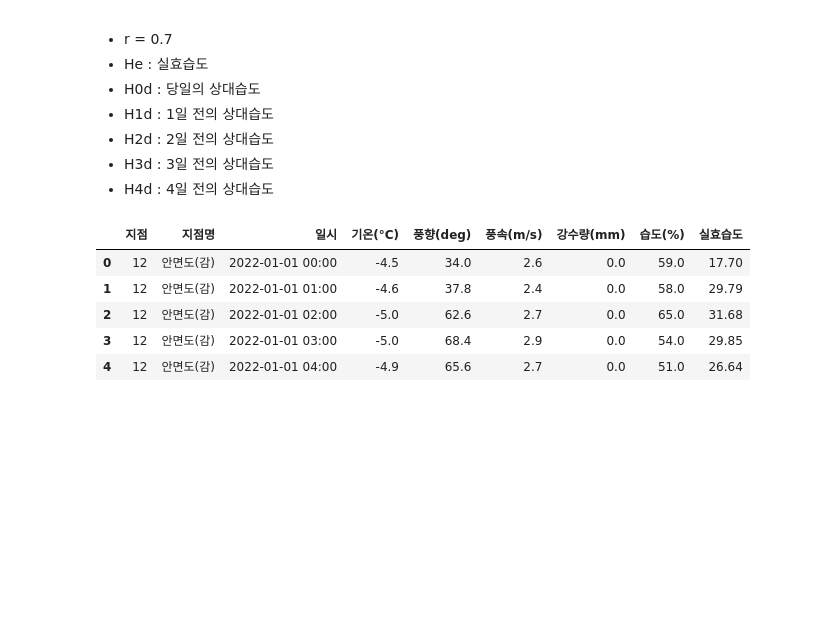
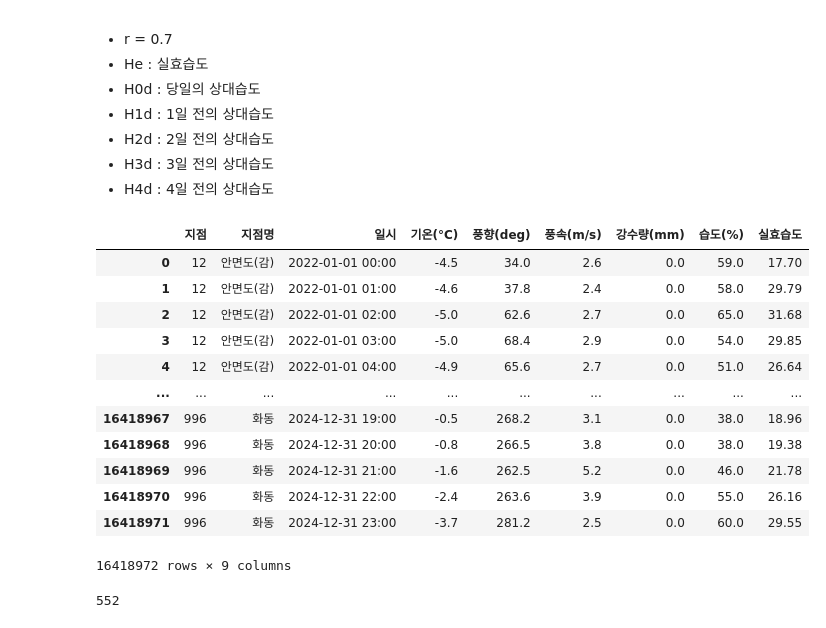
Before and after one commit to stripe2933/20251R0136COSE47101, a Jupyter notebook: 2022320069/기상데이터처리.ipynb, the cells around one changed output. Saved outputs shown, nothing was run; the diff lists cells and outputs as text; code cells hidden in the pictures; blank space fills up the shorter version.

```diff
--- a/2022320069/기상데이터처리.ipynb
+++ b/2022320069/기상데이터처리.ipynb
@@ -103,0 +214,10 @@ loc_df.head(5)
+# %%
+columns_to_fill = ['기온(°C)', '풍향(deg)', '풍속(m/s)', '강수량(mm)', '습도(%)']
+
+print("지정된 열의 결측값을 직전 데이터로 채우는 중입니다...")
+for col in columns_to_fill:
+    if col in df.columns:
+        df[col] = df[col].ffill()
+        print(f"'{col}' 열 결측값 채우기 완료.")
+    else:
+        print(f"경고: '{col}' 열이 데이터에 존재하지 않습니다. 이 열은 건너뛰었습니다.")
@@ -139,11 +278,22 @@ def calculate_effective_humidity(row, df, r) :
 # %%
 df['실효습도'] = df.apply(lambda row: calculate_effective_humidity(row, df, r), axis=1)
 # %%
-df.head(5)
+df
 # %% [output]
 |  | 지점 | 지점명 | 일시 | 기온(°C) | 풍향(deg) | 풍속(m/s) | 강수량(mm) | 습도(%) | 실효습도 |
 | 0 | 12 | 안면도(감) | 2022-01-01 00:00 | -4.5 | 34.0 | 2.6 | 0.0 | 59.0 | 17.70 |
 | 1 | 12 | 안면도(감) | 2022-01-01 01:00 | -4.6 | 37.8 | 2.4 | 0.0 | 58.0 | 29.79 |
 | 2 | 12 | 안면도(감) | 2022-01-01 02:00 | -5.0 | 62.6 | 2.7 | 0.0 | 65.0 | 31.68 |
 | 3 | 12 | 안면도(감) | 2022-01-01 03:00 | -5.0 | 68.4 | 2.9 | 0.0 | 54.0 | 29.85 |
 | 4 | 12 | 안면도(감) | 2022-01-01 04:00 | -4.9 | 65.6 | 2.7 | 0.0 | 51.0 | 26.64 |
+| ... | ... | ... | ... | ... | ... | ... | ... | ... | ... |
+| 16418967 | 996 | 화동 | 2024-12-31 19:00 | -0.5 | 268.2 | 3.1 | 0.0 | 38.0 | 18.96 |
+| 16418968 | 996 | 화동 | 2024-12-31 20:00 | -0.8 | 266.5 | 3.8 | 0.0 | 38.0 | 19.38 |
+| 16418969 | 996 | 화동 | 2024-12-31 21:00 | -1.6 | 262.5 | 5.2 | 0.0 | 46.0 | 21.78 |
+| 16418970 | 996 | 화동 | 2024-12-31 22:00 | -2.4 | 263.6 | 3.9 | 0.0 | 55.0 | 26.16 |
+| 16418971 | 996 | 화동 | 2024-12-31 23:00 | -3.7 | 281.2 | 2.5 | 0.0 | 60.0 | 29.55 |
+16418972 rows × 9 columns
+# %%
+df['지점'].nunique()
+# %% [output]
+552
```
Also changed, not shown: parts of 17 cells of this notebook, 9 other files.
